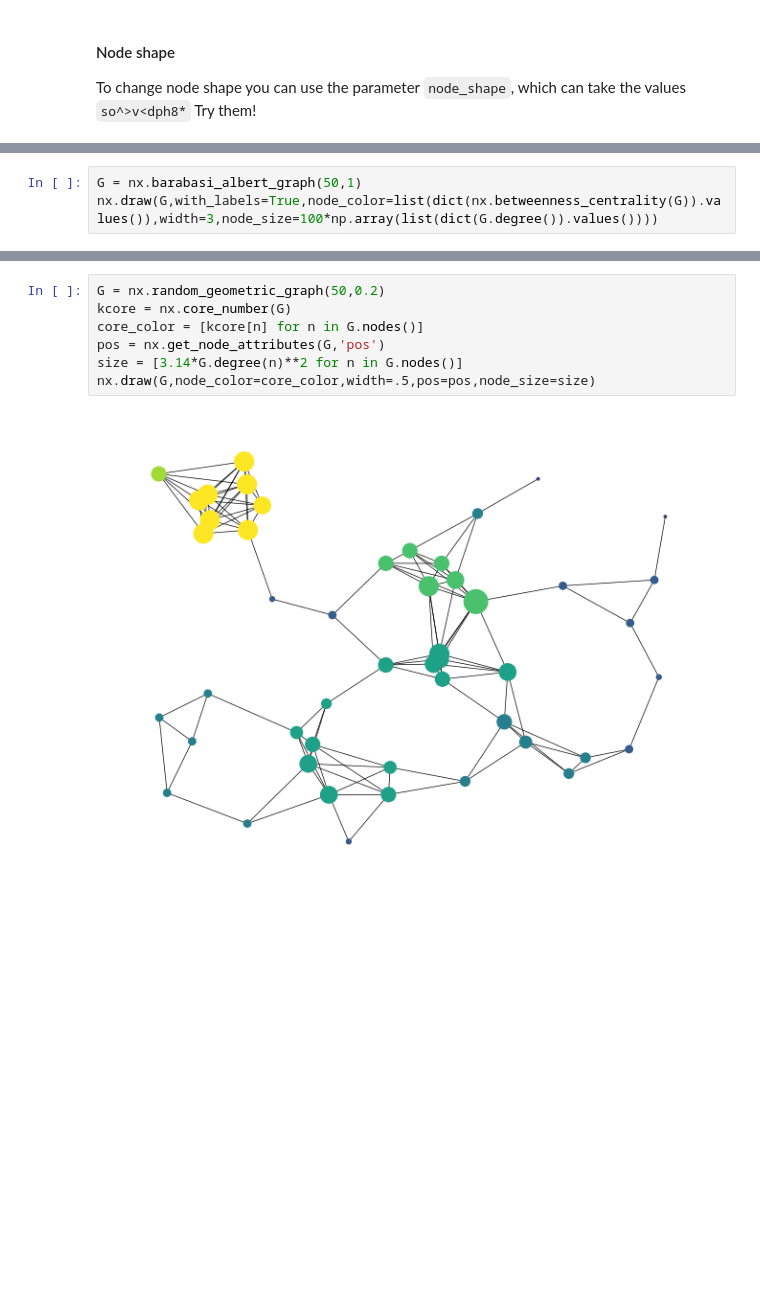
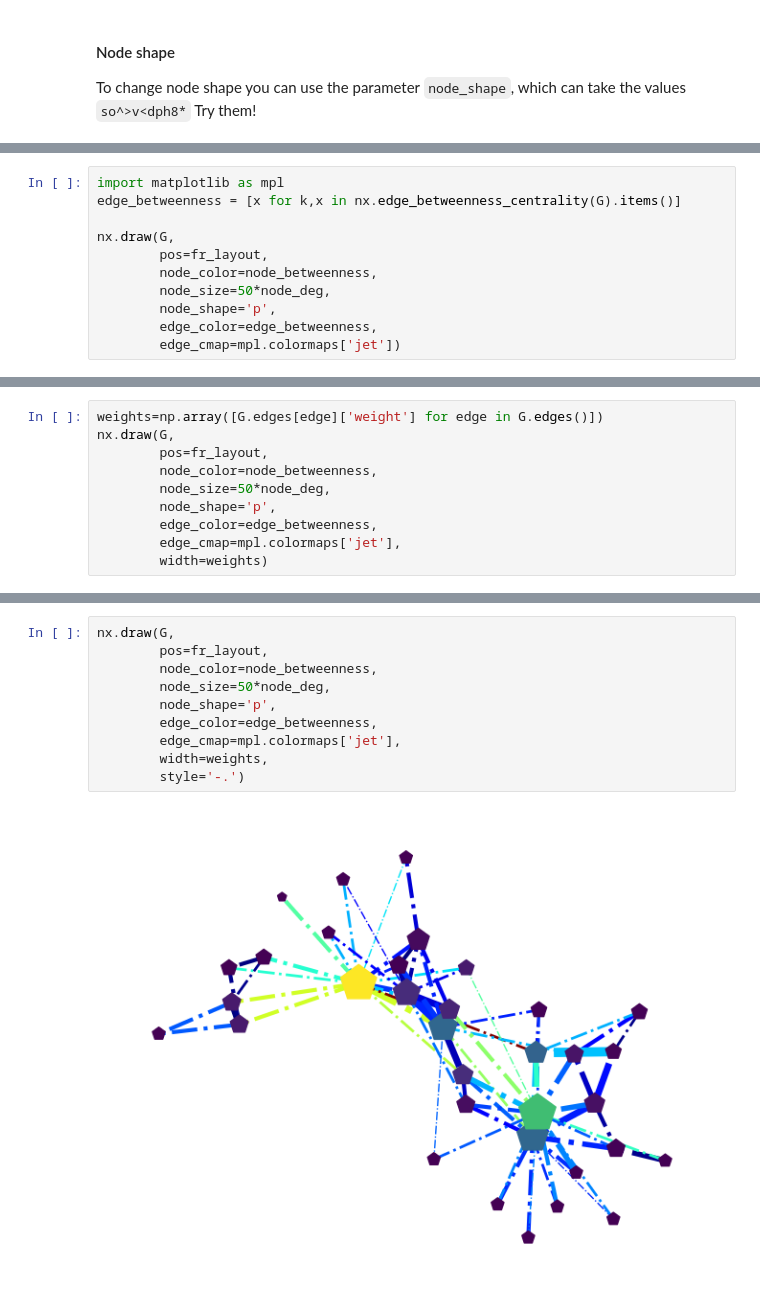
Before and after one commit to IFISC/Complex_Networks_Master, a Jupyter notebook: Lecture_4.ipynb, the cells around one changed output, grey strips where cells are left out. Cells and saved outputs as stored; diff of their text form; blank space fills up the shorter version.

```diff
--- a/Lecture_4.ipynb
+++ b/Lecture_4.ipynb
@@ -208,3 +213,0 @@ nx.draw(G,pos=pos,with_labels=True,node_color=G.nodes())
-# %%
-G = nx.barabasi_albert_graph(50,1)
-nx.draw(G,with_labels=True,node_color=list(dict(nx.betweenness_centrality(G)).values()),width=3,node_size=100*np.array(list(dict(G.degree()).values())))
@@ -212,0 +233,11 @@ nx.draw(G,with_labels=True,node_color=list(dict(nx.betweenness_centrality(G)).va
+# %%
+import matplotlib as mpl
+edge_betweenness = [x for k,x in nx.edge_betweenness_centrality(G).items()]
+
+nx.draw(G,
+        pos=fr_layout,
+        node_color=node_betweenness,
+        node_size=50*node_deg,
+        node_shape='p',
+        edge_color=edge_betweenness,
+        edge_cmap=mpl.colormaps['jet'])
@@ -212,0 +254,10 @@ nx.draw(G,with_labels=True,node_color=list(dict(nx.betweenness_centrality(G)).va
+# %%
+weights=np.array([G.edges[edge]['weight'] for edge in G.edges()])
+nx.draw(G,
+        pos=fr_layout,
+        node_color=node_betweenness,
+        node_size=50*node_deg,
+        node_shape='p',
+        edge_color=edge_betweenness,
+        edge_cmap=mpl.colormaps['jet'],
+        width=weights)
@@ -213,9 +270,12 @@ nx.draw(G,with_labels=True,node_color=list(dict(nx.betweenness_centrality(G)).va
 # %%
-G = nx.random_geometric_graph(50,0.2)
-kcore = nx.core_number(G)
-core_color = [kcore[n] for n in G.nodes()]
-pos = nx.get_node_attributes(G,'pos')
-size = [3.14*G.degree(n)**2 for n in G.nodes()]
-nx.draw(G,node_color=core_color,width=.5,pos=pos,node_size=size)
+nx.draw(G,
+        pos=fr_layout,
+        node_color=node_betweenness,
+        node_size=50*node_deg,
+        node_shape='p',
+        edge_color=edge_betweenness,
+        edge_cmap=mpl.colormaps['jet'],
+        width=weights,
+        style='-.')
 # %% [output]
-[figure, old version]
+[figure, new version]
```
Also changed, not shown: parts of 25 cells of this notebook, 1 other file.
